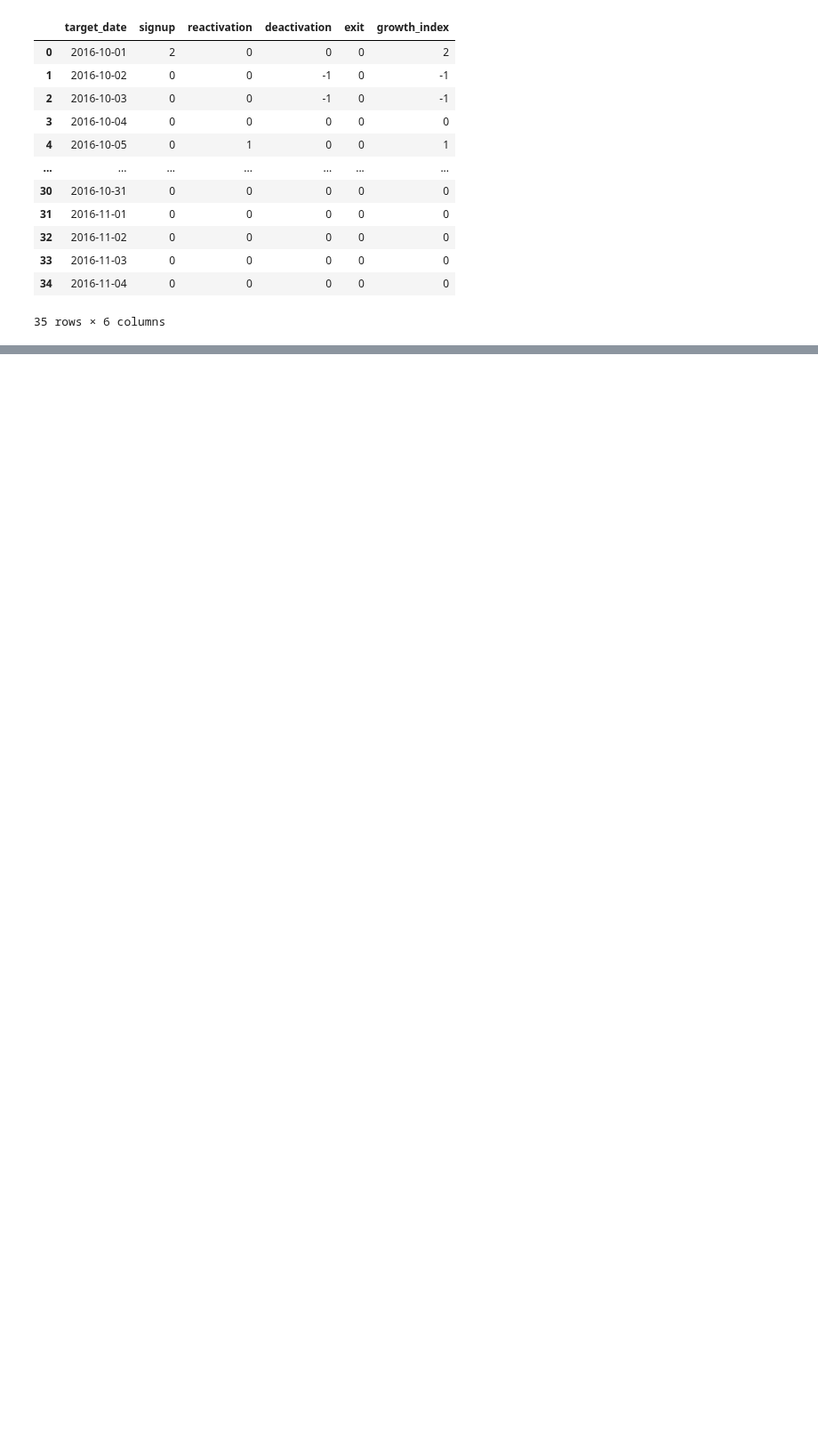
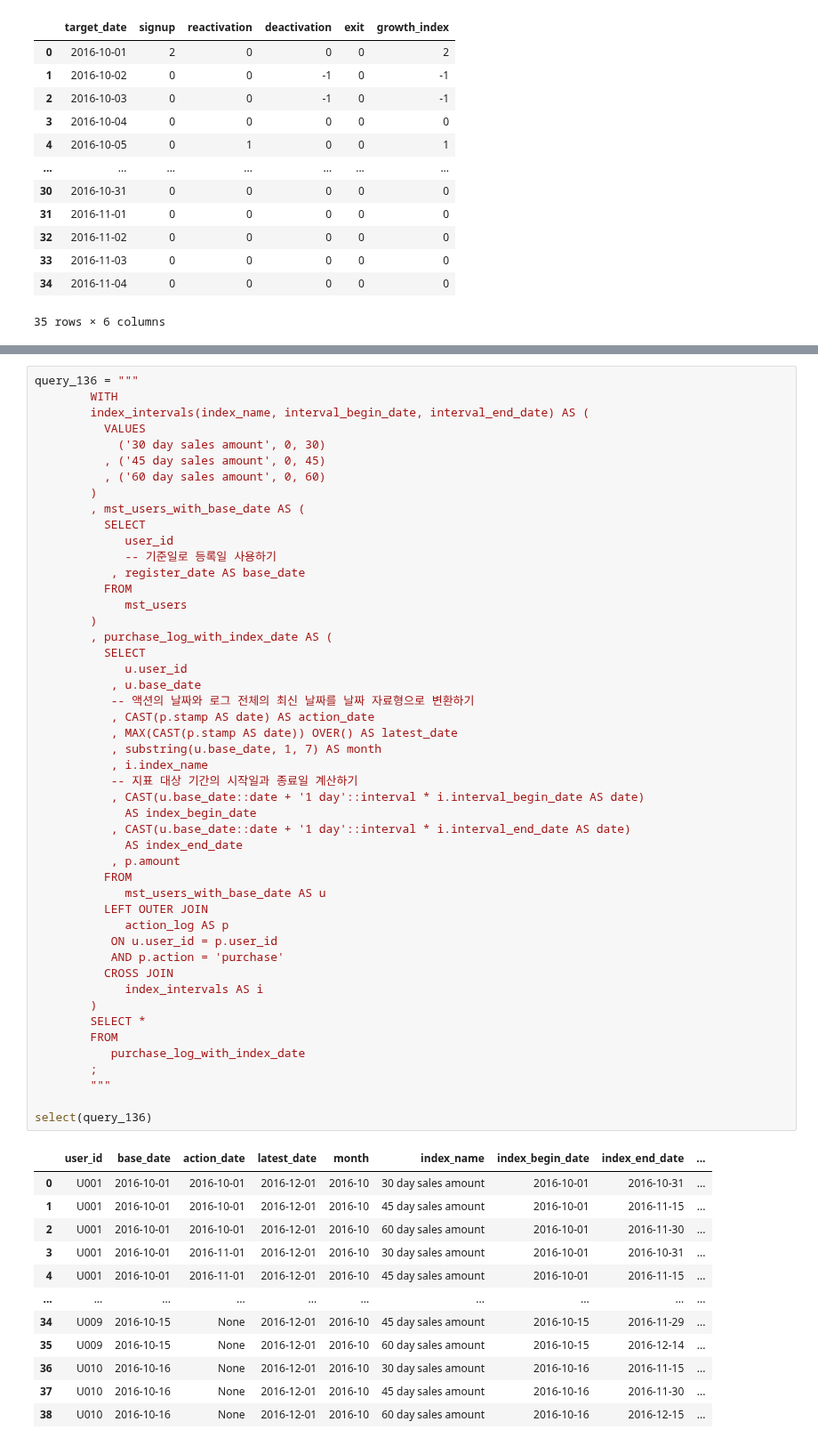
Before and after one commit to mittwoch09/Today-I-Learned, a Jupyter notebook: DataAnalysis/data_extraction_to_understand_users_2.ipynb, the cells around one changed output, grey strips where cells are left out. Shown at 89% size. Drawn from its saved outputs; the diff is of its cells as text; blank space fills up the shorter version.

Commit message:
Data Extraction to Understand Users

```diff
--- a/DataAnalysis/data_extraction_to_understand_users_2.ipynb
+++ b/DataAnalysis/data_extraction_to_understand_users_2.ipynb
@@ -2076,0 +2341,61 @@ select(query_1226)
+# %%
+query_136 = """
+        WITH
+        index_intervals(index_name, interval_begin_date, interval_end_date) AS (
+          VALUES
+            ('30 day sales amount', 0, 30)
+          , ('45 day sales amount', 0, 45)
+          , ('60 day sales amount', 0, 60)
+        )
+        , mst_users_with_base_date AS (
+          SELECT
+             user_id
+             -- 기준일로 등록일 사용하기
+           , register_date AS base_date
+          FROM
+             mst_users
+        )
+        , purchase_log_with_index_date AS (
+          SELECT
+             u.user_id
+           , u.base_date
+           -- 액션의 날짜와 로그 전체의 최신 날짜를 날짜 자료형으로 변환하기
+           , CAST(p.stamp AS date) AS action_date
+           , MAX(CAST(p.stamp AS date)) OVER() AS latest_date
+           , substring(u.base_date, 1, 7) AS month
+           , i.index_name
+           -- 지표 대상 기간의 시작일과 종료일 계산하기
+           , CAST(u.base_date::date + '1 day'::interval * i.interval_begin_date AS date)
+             AS index_begin_date
+           , CAST(u.base_date::date + '1 day'::interval * i.interval_end_date AS date)
+             AS index_end_date
+           , p.amount
+          FROM
+             mst_users_with_base_date AS u
+          LEFT OUTER JOIN
+             action_log AS p
+           ON u.user_id = p.user_id
+           AND p.action = 'purchase'
+          CROSS JOIN
+             index_intervals AS i
+        )
+        SELECT *
+        FROM
+           purchase_log_with_index_date
+        ;
+        """
+
+select(query_136)
+# %% [output]
+|  | user_id | base_date | action_date | latest_date | month | index_name | index_begin_date | index_end_date | ... |
+| 0 | U001 | 2016-10-01 | 2016-10-01 | 2016-12-01 | 2016-10 | 30 day sales amount | 2016-10-01 | 2016-10-31 | ... |
+| 1 | U001 | 2016-10-01 | 2016-10-01 | 2016-12-01 | 2016-10 | 45 day sales amount | 2016-10-01 | 2016-11-15 | ... |
+| 2 | U001 | 2016-10-01 | 2016-10-01 | 2016-12-01 | 2016-10 | 60 day sales amount | 2016-10-01 | 2016-11-30 | ... |
+| 3 | U001 | 2016-10-01 | 2016-11-01 | 2016-12-01 | 2016-10 | 30 day sales amount | 2016-10-01 | 2016-10-31 | ... |
+| 4 | U001 | 2016-10-01 | 2016-11-01 | 2016-12-01 | 2016-10 | 45 day sales amount | 2016-10-01 | 2016-11-15 | ... |
+| ... | ... | ... | ... | ... | ... | ... | ... | ... | ... |
+| 34 | U009 | 2016-10-15 | None | 2016-12-01 | 2016-10 | 45 day sales amount | 2016-10-15 | 2016-11-29 | ... |
+| 35 | U009 | 2016-10-15 | None | 2016-12-01 | 2016-10 | 60 day sales amount | 2016-10-15 | 2016-12-14 | ... |
+| 36 | U010 | 2016-10-16 | None | 2016-12-01 | 2016-10 | 30 day sales amount | 2016-10-16 | 2016-11-15 | ... |
+| 37 | U010 | 2016-10-16 | None | 2016-12-01 | 2016-10 | 45 day sales amount | 2016-10-16 | 2016-11-30 | ... |
+| 38 | U010 | 2016-10-16 | None | 2016-12-01 | 2016-10 | 60 day sales amount | 2016-10-16 | 2016-12-15 | ... |
```
Also changed, not shown: parts of 16 cells of this notebook.
